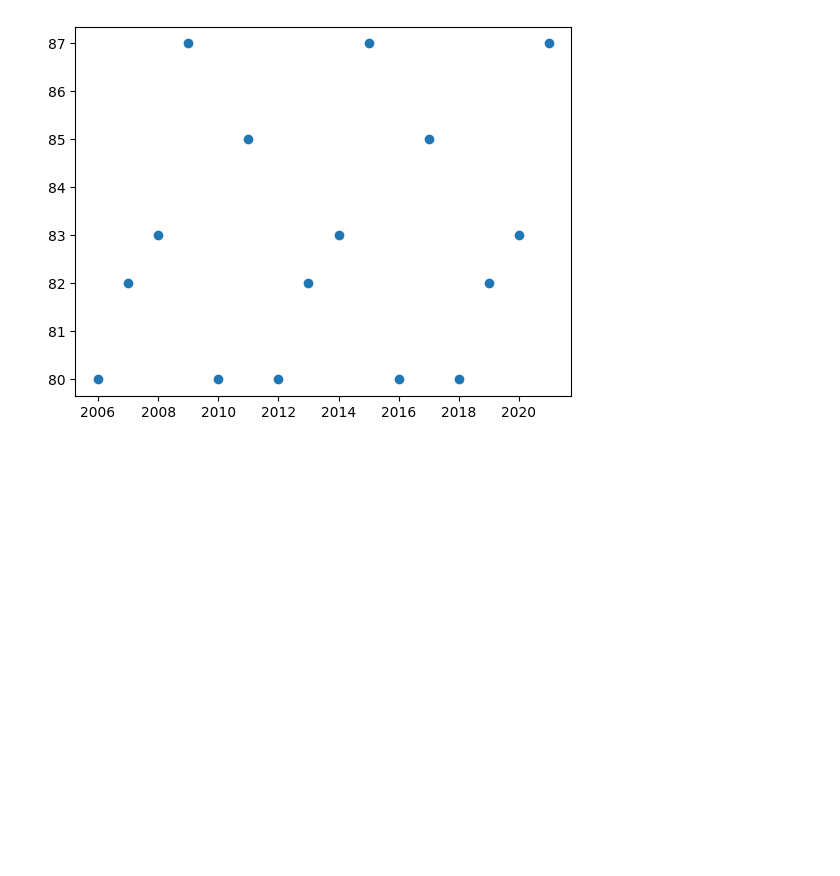
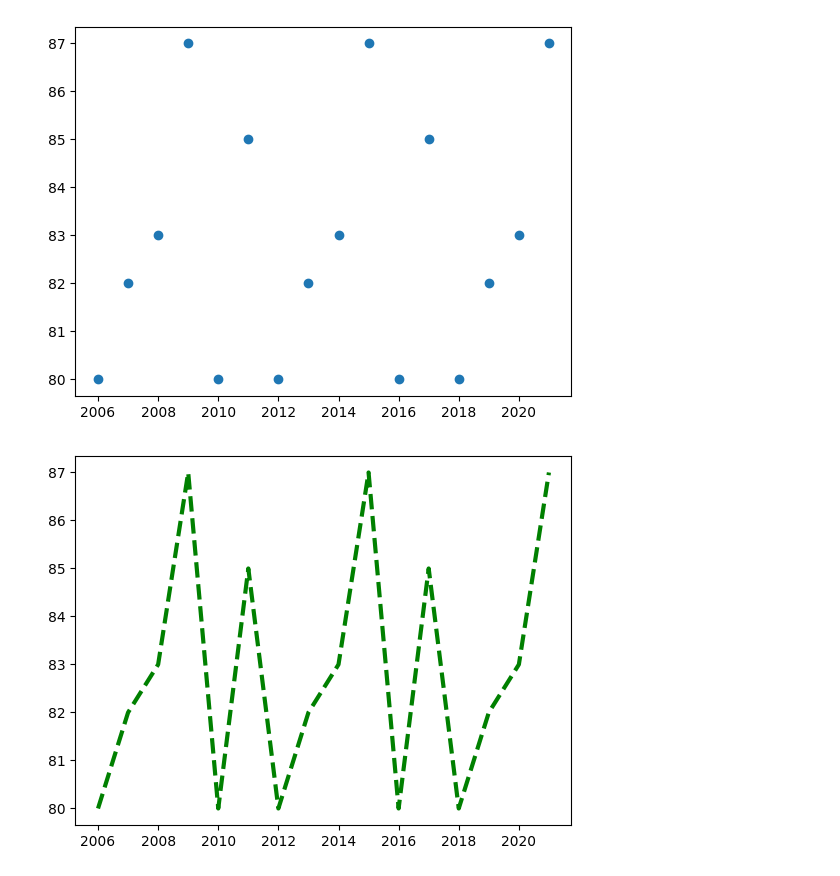
Before and after one commit to KomatiBhavaniSankar/Data-Visualization, a Jupyter notebook: Visual.ipynb, the cells around one changed output. Cells and saved outputs as stored; diff of their text form; code cells hidden in the pictures; blank space fills up the shorter version.

```diff
--- a/Visual.ipynb
+++ b/Visual.ipynb
@@ -63,6 +63,8 @@ plt.show()
 # %%
 x_data = [2006 + x for x in range(16)]
 y_data = [80,82,83,87,80,85,80,82,83,87,80,85,80,82,83,87]
 
-plt.plot(x_data,y_data)
+plt.plot(x_data,y_data, c="g",lw=3, linestyle="--")
 plt.show()
+# %% [output]
+[figure, added]
```
Also changed, not shown: parts of 5 cells of this notebook.
